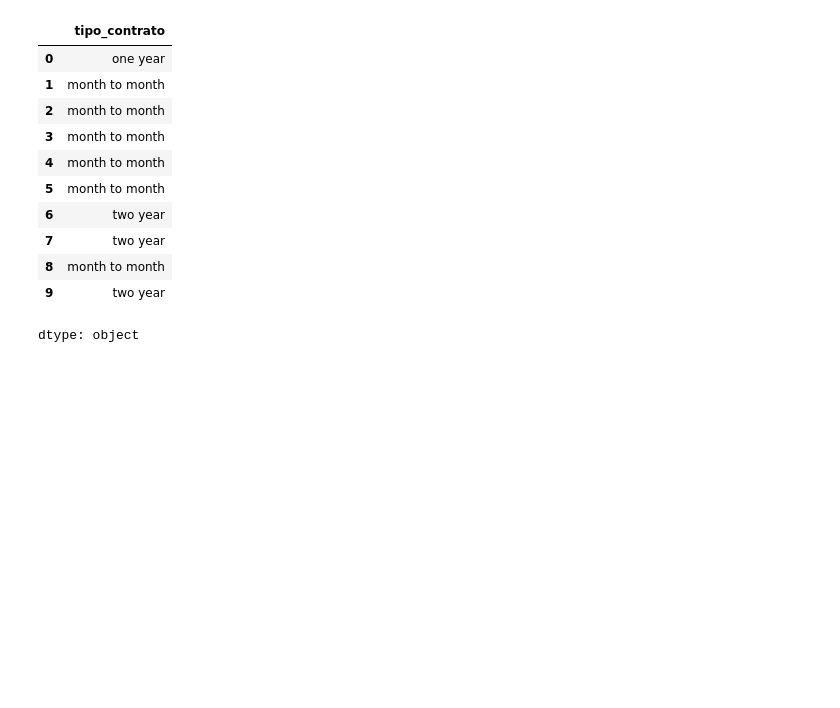
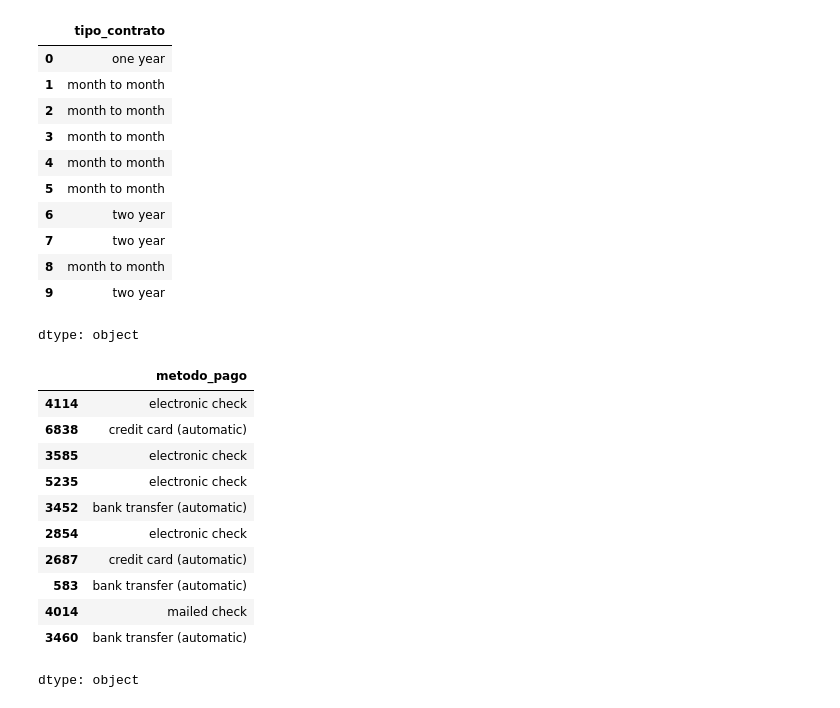
Before and after one commit to Nataliahfk/Telecom-X_-segundo-challenge, a Jupyter notebook: Telecom_X_Clallenge_Latam.ipynb, the cells around one changed output. Cells and saved outputs as stored; diff of their text form; code cells hidden in the pictures; blank space fills up the shorter version.

```diff
--- a/Telecom_X_Clallenge_Latam.ipynb
+++ b/Telecom_X_Clallenge_Latam.ipynb
@@ -314,3 +314,20 @@ df_normalizado['tipo_contrato'].head(10)
 | 8 | month to month |
 | 9 | two year |
 dtype: object
+# %%
+#limpieza de la columna metodo_pago
+df_normalizado['metodo_pago'] = df_normalizado['metodo_pago'].str.lower().str.strip()
+df_normalizado['metodo_pago'].sample(10)
+# %% [output]
+|  | metodo_pago |
+| 4114 | electronic check |
+| 6838 | credit card (automatic) |
+| 3585 | electronic check |
+| 5235 | electronic check |
+| 3452 | bank transfer (automatic) |
+| 2854 | electronic check |
+| 2687 | credit card (automatic) |
+| 583 | bank transfer (automatic) |
+| 4014 | mailed check |
+| 3460 | bank transfer (automatic) |
+dtype: object
```
